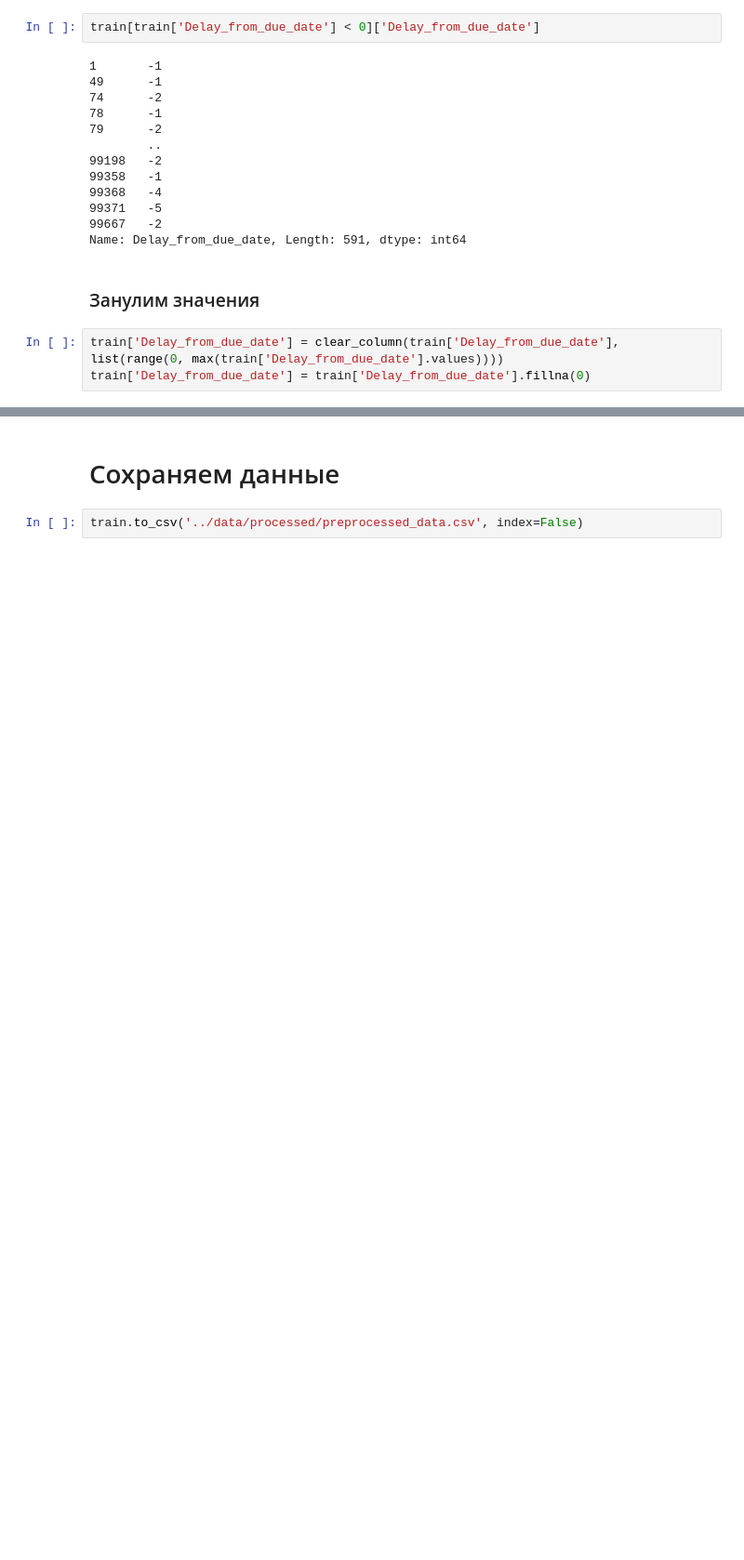
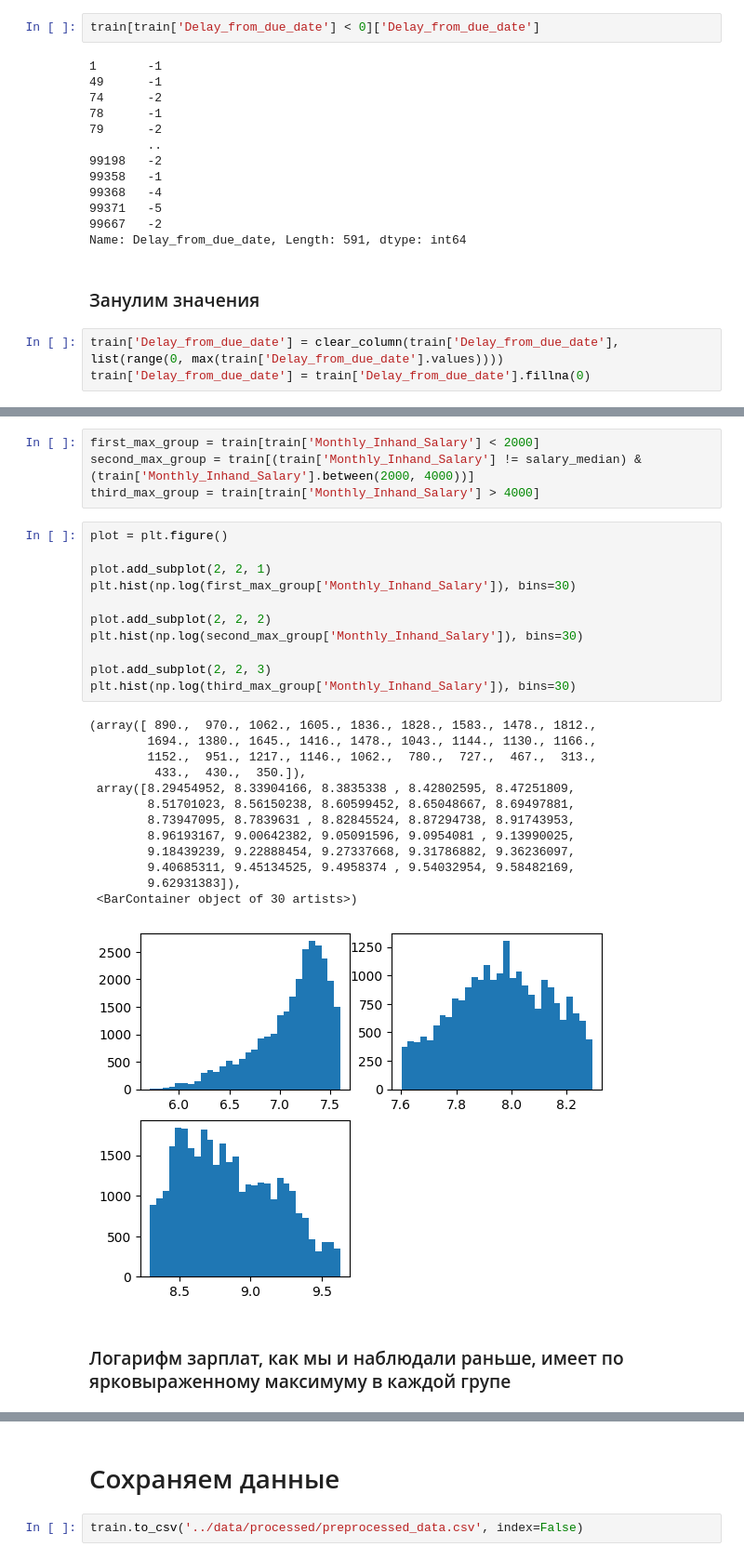
Before and after one commit to Jeyd0n/CreditScoringProject, a Jupyter notebook: notebooks/data_preprocessing.ipynb, the cells around one changed output, grey strips where cells are left out. Shown at 93% size. Drawn from its saved outputs; the diff is of its cells as text; blank space fills up the shorter version.

```diff
--- a/notebooks/data_preprocessing.ipynb
+++ b/notebooks/data_preprocessing.ipynb
@@ -339,0 +421,31 @@ train['Delay_from_due_date'] = train['Delay_from_due_date'].fillna(0)
+# %%
+first_max_group = train[train['Monthly_Inhand_Salary'] < 2000]
+second_max_group = train[(train['Monthly_Inhand_Salary'] != salary_median) & (train['Monthly_Inhand_Salary'].between(2000, 4000))]
+third_max_group = train[train['Monthly_Inhand_Salary'] > 4000]
+# %%
+plot = plt.figure()
+
+plot.add_subplot(2, 2, 1)
+plt.hist(np.log(first_max_group['Monthly_Inhand_Salary']), bins=30)
+
+plot.add_subplot(2, 2, 2)
+plt.hist(np.log(second_max_group['Monthly_Inhand_Salary']), bins=30)
+
+plot.add_subplot(2, 2, 3)
+plt.hist(np.log(third_max_group['Monthly_Inhand_Salary']), bins=30)
+# %% [output]
+(array([ 890.,  970., 1062., 1605., 1836., 1828., 1583., 1478., 1812.,
+        1694., 1380., 1645., 1416., 1478., 1043., 1144., 1130., 1166.,
+        1152.,  951., 1217., 1146., 1062.,  780.,  727.,  467.,  313.,
+         433.,  430.,  350.]),
+ array([8.29454952, 8.33904166, 8.3835338 , 8.42802595, 8.47251809,
+        8.51701023, 8.56150238, 8.60599452, 8.65048667, 8.69497881,
+        8.73947095, 8.7839631 , 8.82845524, 8.87294738, 8.91743953,
+        8.96193167, 9.00642382, 9.05091596, 9.0954081 , 9.13990025,
+        9.18439239, 9.22888454, 9.27337668, 9.31786882, 9.36236097,
+        9.40685311, 9.45134525, 9.4958374 , 9.54032954, 9.58482169,
+        9.62931383]),
+ <BarContainer object of 30 artists>)
+[figure, added]
+# %% [markdown]
+### Логарифм зарплат, как мы и наблюдали раньше, имеет по ярковыраженному максимуму в каждой групе
```
Also changed, not shown: parts of 44 cells of this notebook, 5 other files.
